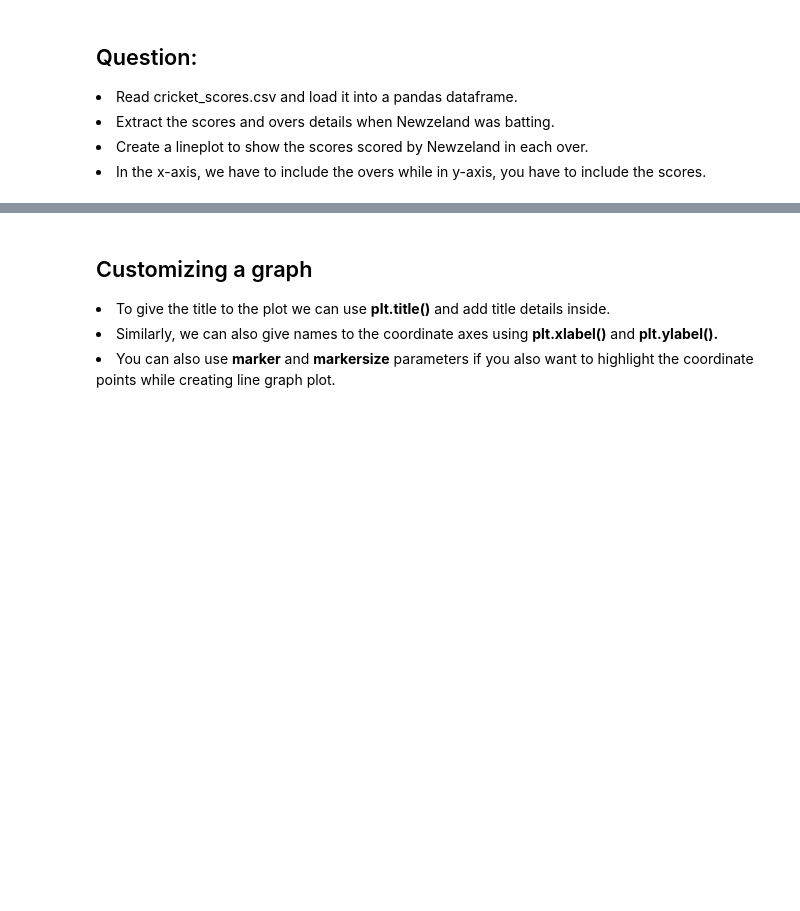
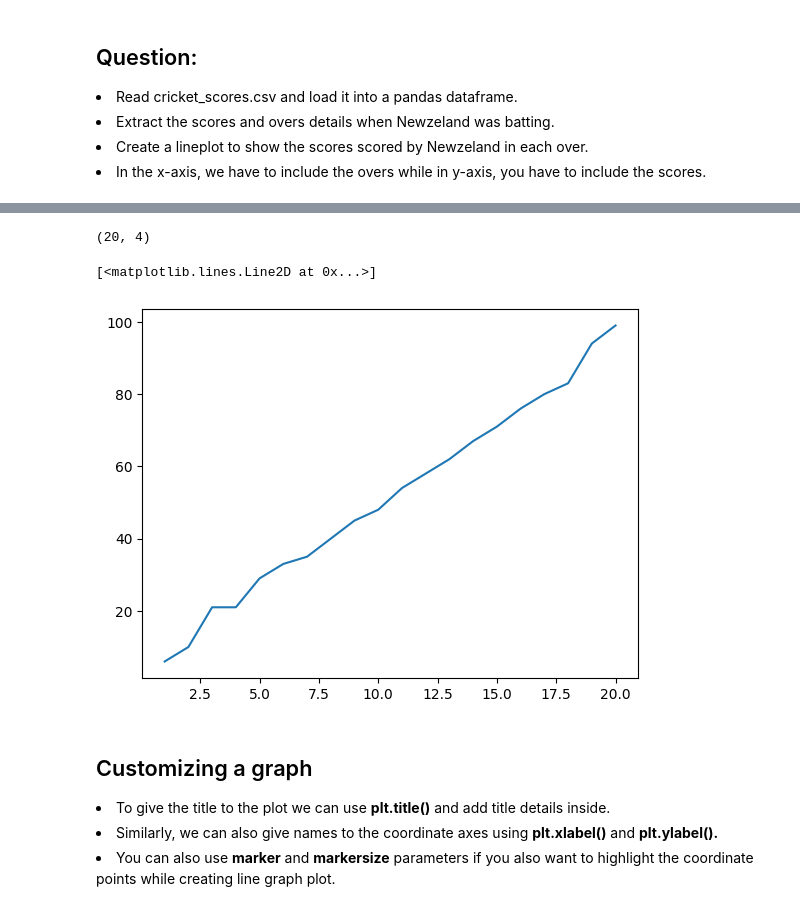
Before and after one commit to prabhat-123/Python_For_Data_Science, a Jupyter notebook: data_visualization.ipynb, the cells around one changed output, grey strips where cells are left out. Saved outputs shown, nothing was run; the diff lists cells and outputs as text; code cells hidden in the pictures; blank space fills up the shorter version.

```diff
--- a/data_visualization.ipynb
+++ b/data_visualization.ipynb
@@ -103,3 +115,6 @@ new_deaths = [213, 2729, 37718, 184064, 143119, 136073, 165003]
 <li>Extract the scores and overs details when Newzeland was batting.</li>
 <li>Create a lineplot to show the scores scored by Newzeland in each over.</li>
 <li>In the x-axis, we have to include the overs while in y-axis, you have to include the scores.</li>
+# %%
+import pandas as pd
+scores_df = pd.read_csv('csv_data/cricket_scores.csv')
@@ -106,3 +139,16 @@ new_deaths = [213, 2729, 37718, 184064, 143119, 136073, 165003]
+# %%
+nz_score = scores_df.loc[scores_df['Batting_team'] == "Newzeland"]
+nz_score.shape
+# %% [output]
+(20, 4)
+# %%
+nz_over_list = nz_score['Over']
+nz_run_list = nz_score['Run']
+# %%
+plt.plot(nz_over_list, nz_run_list)
+# %% [output]
+[<matplotlib.lines.Line2D at 0x...>]
+[figure, added]
 # %% [markdown]
 ## Customizing a graph
 
```
Also changed, not shown: parts of 35 cells of this notebook, 8 other files.
